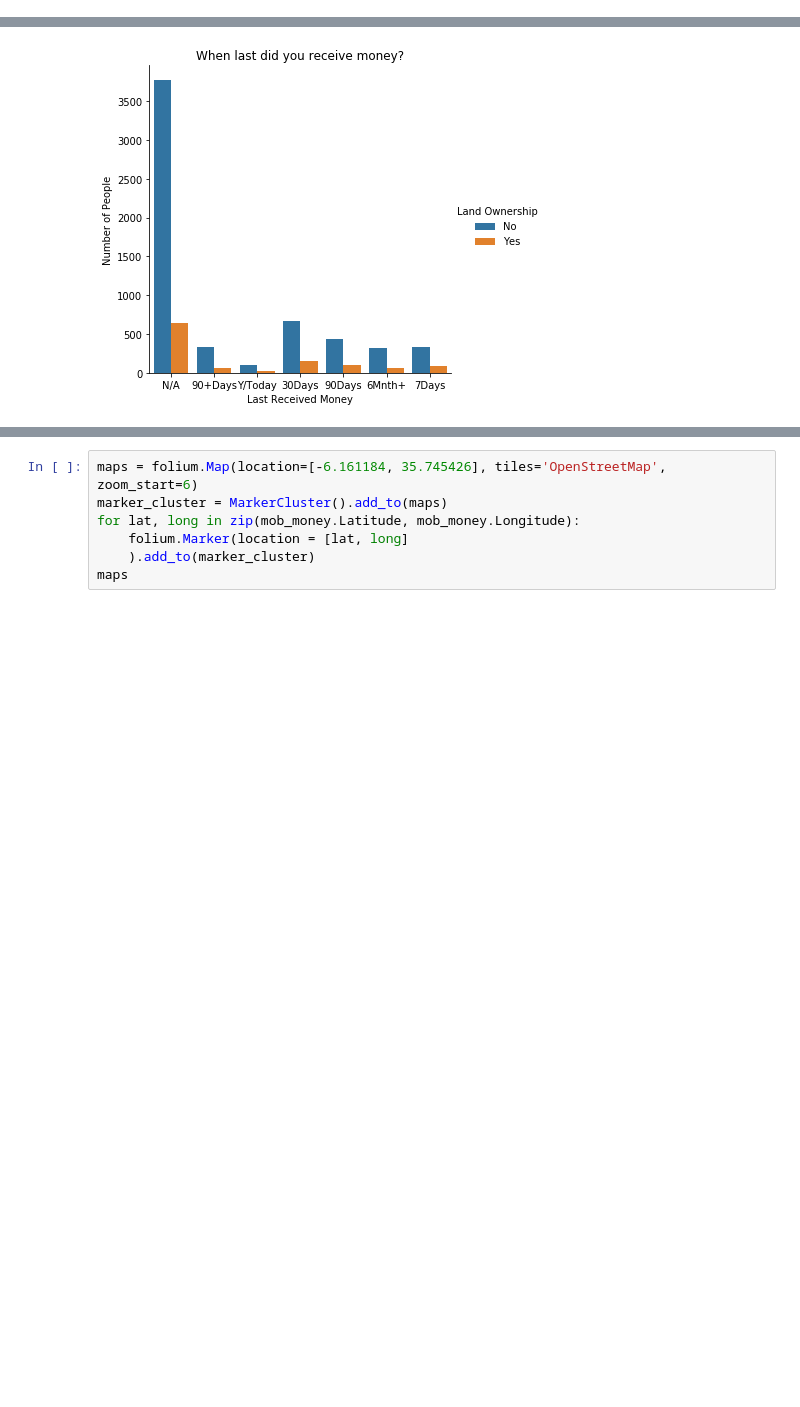
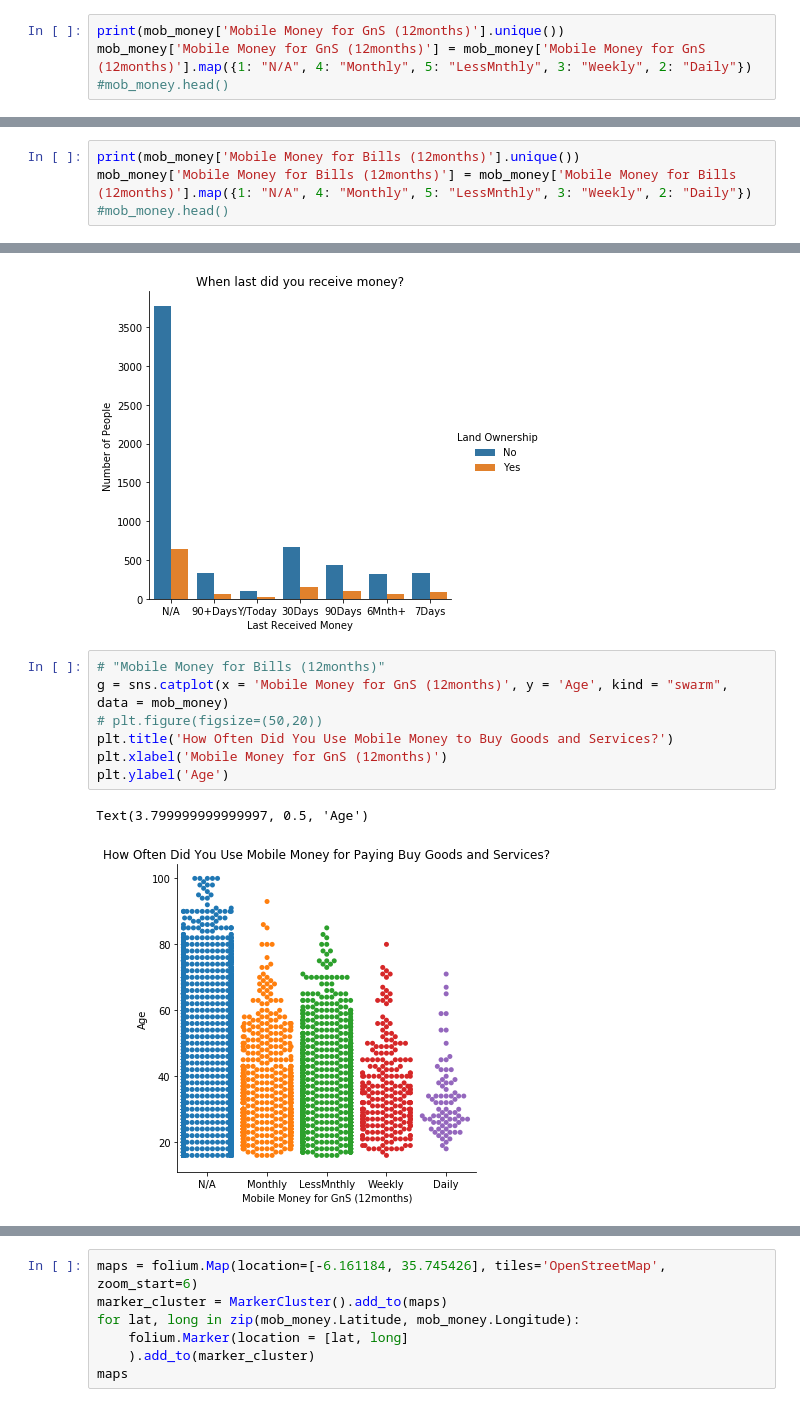
Before and after one commit to PhathuAuti/tanzania-data-viz, a Jupyter notebook: Tanzania Data Viz.ipynb, the cells around one changed output, grey strips where cells are left out. Saved outputs shown, nothing was run; the diff lists cells and outputs as text; blank space fills up the shorter version.

Commit message:
Added Graphs

```diff
--- a/Tanzania Data Viz.ipynb
+++ b/Tanzania Data Viz.ipynb
@@ -125,3 +125,7 @@ mob_money['Last Received Money'] = mob_money['Last Received Money'].map({-1: "N/
 #mob_money.head()
 # %% [output]
 [-1  5  1  3  4  6  2]
+# %%
+print(mob_money['Mobile Money for GnS (12months)'].unique())
+mob_money['Mobile Money for GnS (12months)'] = mob_money['Mobile Money for GnS (12months)'].map({1: "N/A", 4: "Monthly", 5: "LessMnthly", 3: "Weekly", 2: "Daily"})
+#mob_money.head()
@@ -127,0 +134,4 @@ mob_money['Last Received Money'] = mob_money['Last Received Money'].map({-1: "N/
+# %%
+print(mob_money['Mobile Money for Bills (12months)'].unique())
+mob_money['Mobile Money for Bills (12months)'] = mob_money['Mobile Money for Bills (12months)'].map({1: "N/A", 4: "Monthly", 5: "LessMnthly", 3: "Weekly", 2: "Daily"})
+#mob_money.head()
@@ -344,3 +358,13 @@ plt.ylabel('Number of People')
 # %% [output]
 Text(17.41302083333334, 0.5, 'Number of People')
 [figure]
+# %%
+# "Mobile Money for Bills (12months)"
+g = sns.catplot(x = 'Mobile Money for GnS (12months)', y = 'Age', kind = "swarm", data = mob_money)
+# plt.figure(figsize=(50,20))
+plt.title('How Often Did You Use Mobile Money to Buy Goods and Services?')
+plt.xlabel('Mobile Money for GnS (12months)')
+plt.ylabel('Age')
+# %% [output]
+Text(3.799999999999997, 0.5, 'Age')
+[figure, added]
```
Also changed, not shown: parts of 12 cells of this notebook.
